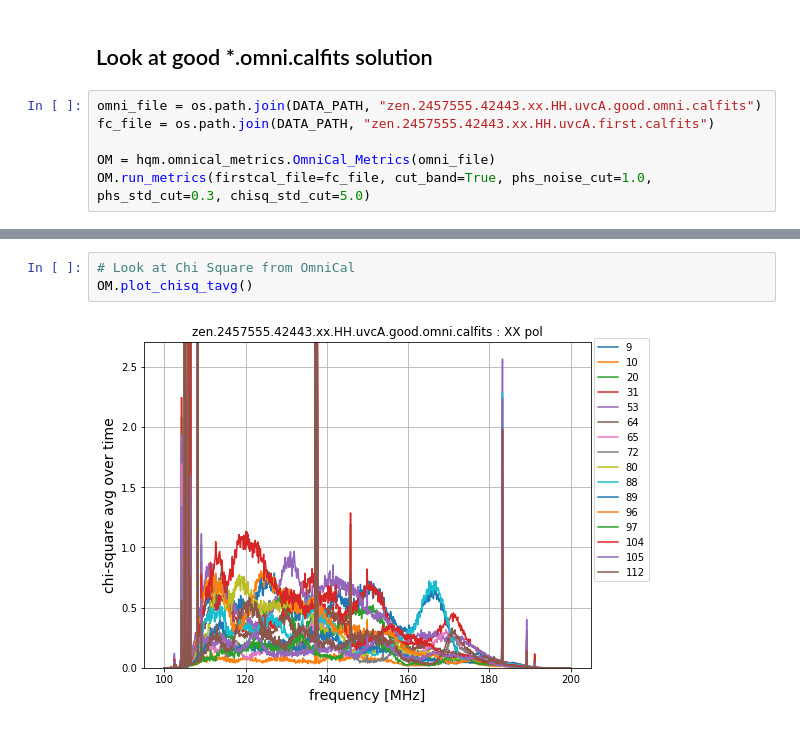
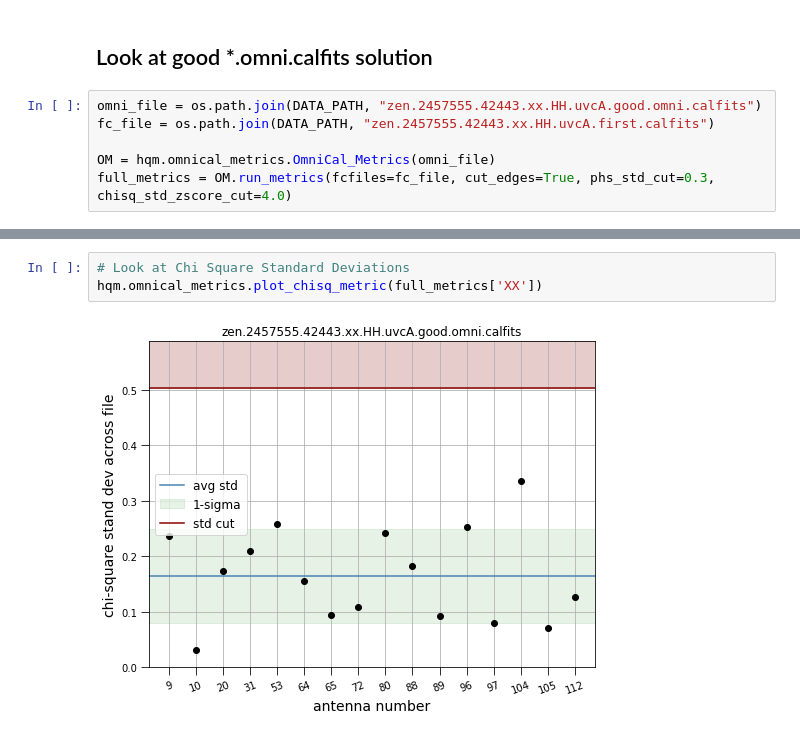
Before and after one commit to HERA-Team/hera_qm, a Jupyter notebook: scripts/omnical_metrics_example.ipynb, the cells around one changed output, grey strips where cells are left out. Drawn from its saved outputs; the diff is of its cells as text.

```diff
--- a/scripts/omnical_metrics_example.ipynb
+++ b/scripts/omnical_metrics_example.ipynb
@@ -130,4 +174,4 @@ omni_file = os.path.join(DATA_PATH, "zen.2457555.42443.xx.HH.uvcA.good.omni.calf
 fc_file = os.path.join(DATA_PATH, "zen.2457555.42443.xx.HH.uvcA.first.calfits")
 
 OM = hqm.omnical_metrics.OmniCal_Metrics(omni_file)
-OM.run_metrics(firstcal_file=fc_file, cut_band=True, phs_noise_cut=1.0, phs_std_cut=0.3, chisq_std_cut=5.0)
+full_metrics = OM.run_metrics(fcfiles=fc_file, cut_edges=True, phs_std_cut=0.3, chisq_std_zscore_cut=4.0)
@@ -140,5 +188,5 @@ OM.plot_gains(plot_type='amp', time_index=0)
 # %%
-# Look at Chi Square from OmniCal
-OM.plot_chisq_tavg()
+# Look at Chi Square Standard Deviations
+hqm.omnical_metrics.plot_chisq_metric(full_metrics['XX'])
 # %% [output]
-[figure, old version]
+[figure, new version]
```
Also changed, not shown: parts of 65 cells of this notebook.
